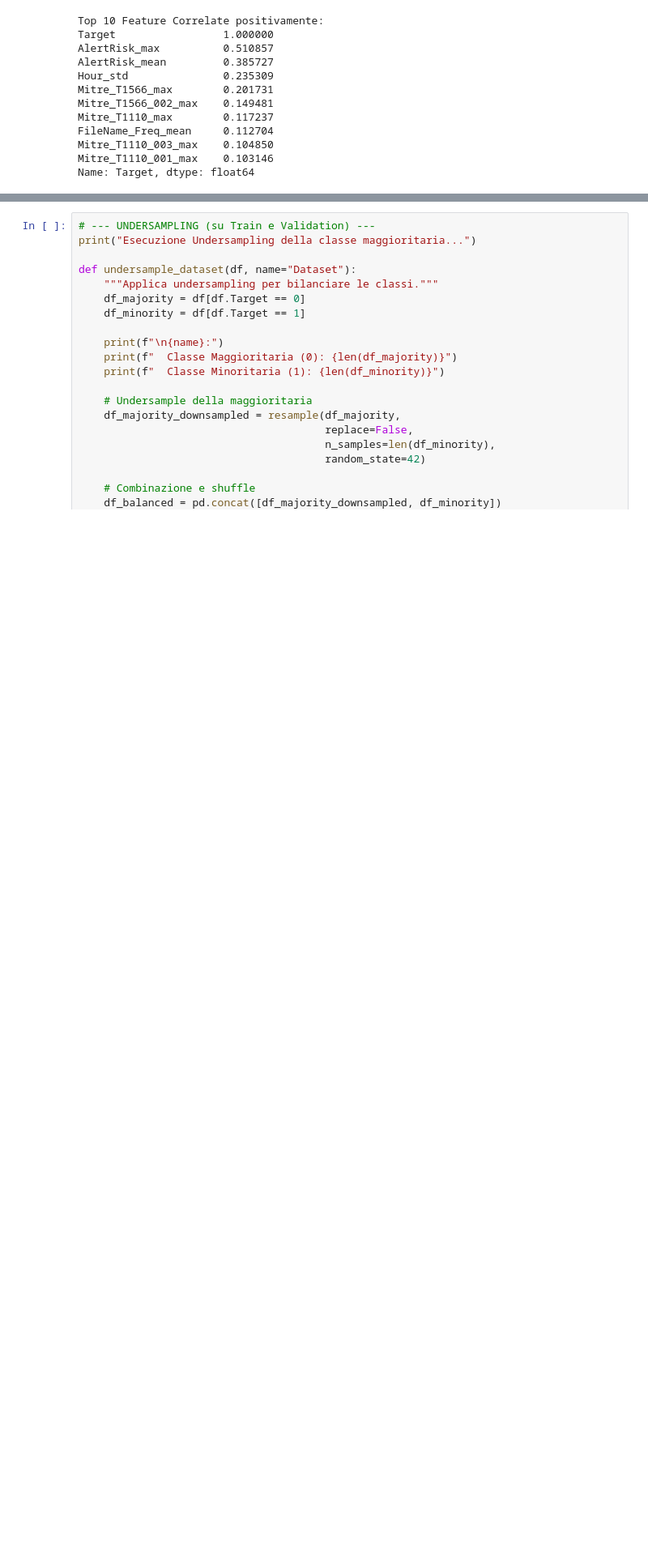
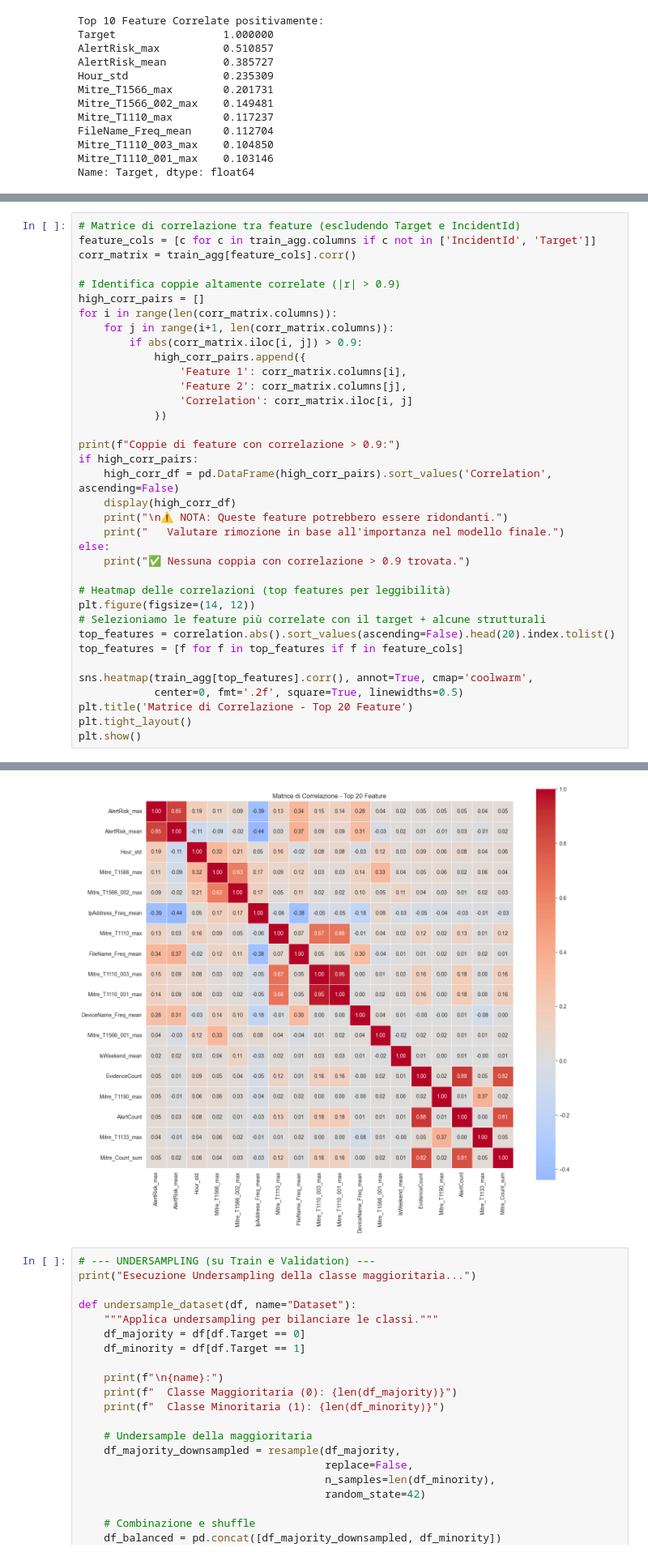
Before and after one commit to DataScience-Golddiggers/Dora-the-Data-Explorer, a Jupyter notebook: notebook/14-FeatureEngineering_Pipeline.ipynb, the cells around one changed output, grey strips where cells are left out. Shown at 81% size. Drawn from its saved outputs; the diff is of its cells as text; blank space fills up the shorter version.

```diff
--- a/notebook/14-FeatureEngineering_Pipeline.ipynb
+++ b/notebook/14-FeatureEngineering_Pipeline.ipynb
@@ -394,0 +399,37 @@ Name: Target, dtype: float64
+# %%
+# Matrice di correlazione tra feature (escludendo Target e IncidentId)
+feature_cols = [c for c in train_agg.columns if c not in ['IncidentId', 'Target']]
+corr_matrix = train_agg[feature_cols].corr()
+
+# Identifica coppie altamente correlate (|r| > 0.9)
+high_corr_pairs = []
+for i in range(len(corr_matrix.columns)):
+    for j in range(i+1, len(corr_matrix.columns)):
+        if abs(corr_matrix.iloc[i, j]) > 0.9:
+            high_corr_pairs.append({
+                'Feature 1': corr_matrix.columns[i],
+                'Feature 2': corr_matrix.columns[j],
+                'Correlation': corr_matrix.iloc[i, j]
+            })
+
+print(f"Coppie di feature con correlazione > 0.9:")
+if high_corr_pairs:
+    high_corr_df = pd.DataFrame(high_corr_pairs).sort_values('Correlation', ascending=False)
+    display(high_corr_df)
+    print("\n⚠️ NOTA: Queste feature potrebbero essere ridondanti.")
+    print("   Valutare rimozione in base all'importanza nel modello finale.")
+else:
+    print("✅ Nessuna coppia con correlazione > 0.9 trovata.")
+
+# Heatmap delle correlazioni (top features per leggibilità)
+plt.figure(figsize=(14, 12))
+# Selezioniamo le feature più correlate con il target + alcune strutturali
+top_features = correlation.abs().sort_values(ascending=False).head(20).index.tolist()
+top_features = [f for f in top_features if f in feature_cols]
+
+sns.heatmap(train_agg[top_features].corr(), annot=True, cmap='coolwarm',
+            center=0, fmt='.2f', square=True, linewidths=0.5)
+plt.title('Matrice di Correlazione - Top 20 Feature')
+plt.tight_layout()
+plt.show()
+# %% [output]
@@ -395,3 +445,4 @@ Name: Target, dtype: float64
+[figure, added]
 # %%
 # --- UNDERSAMPLING (su Train e Validation) ---
 print("Esecuzione Undersampling della classe maggioritaria...")
```
Also changed, not shown: parts of 2 cells of this notebook.
